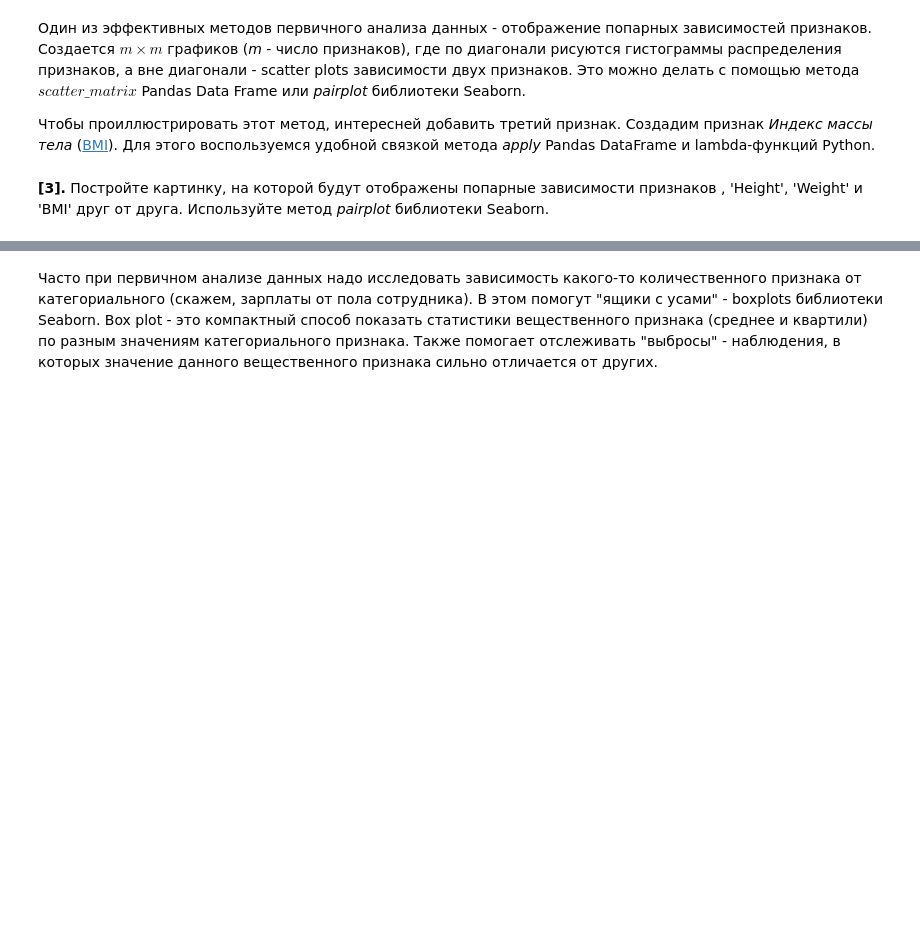
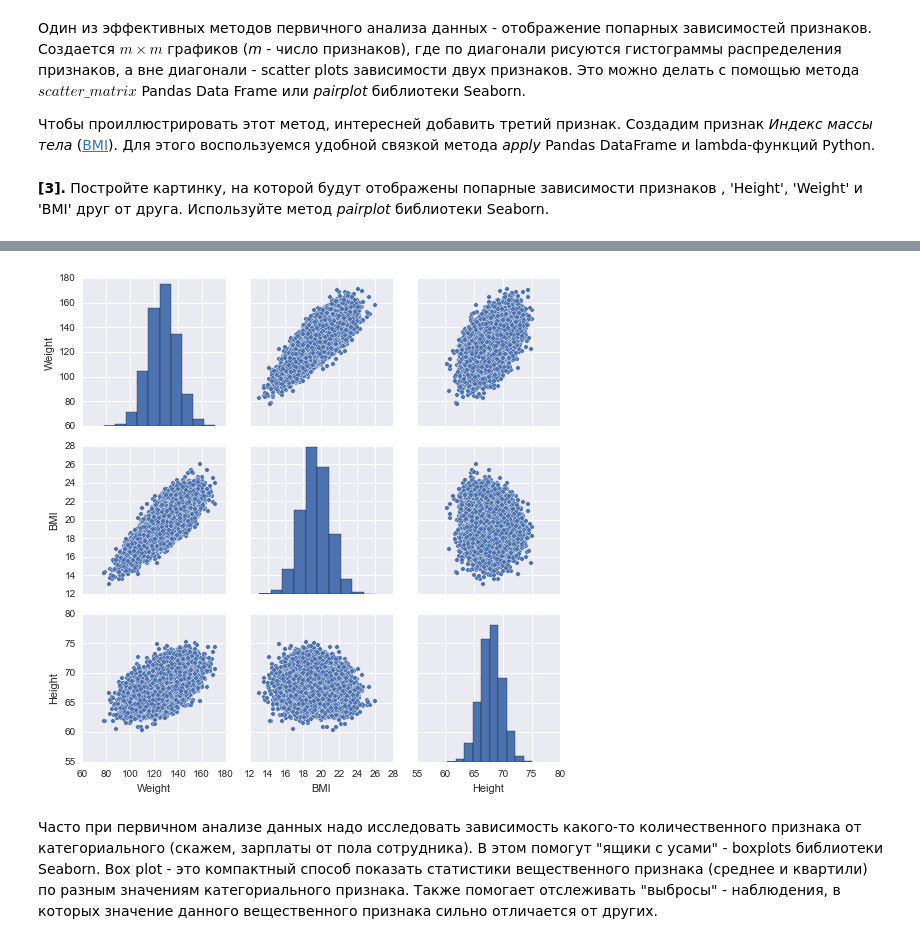
Before and after one commit to whoisvolos/ml_spec, a Jupyter notebook: course_2/week_1/peer_review_linreg_height_weight.ipynb, the cells around one changed output, grey strips where cells are left out. Cells and saved outputs as stored; diff of their text form; code cells hidden in the pictures; blank space fills up the shorter version.

```diff
--- a/course_2/week_1/peer_review_linreg_height_weight.ipynb
+++ b/course_2/week_1/peer_review_linreg_height_weight.ipynb
@@ -73,3 +89,8 @@ data['BMI'] = data.apply(lambda row: make_bmi(row['Height'],
+# %%
+sns.pairplot(data, vars=['Weight', 'BMI', 'Height'])
+plt.show()
+# %% [output]
+[figure, added]
 # %% [markdown]
 Часто при первичном анализе данных надо исследовать зависимость какого-то количественного признака от категориального (скажем, зарплаты от пола сотрудника). В этом помогут "ящики с усами" - boxplots библиотеки Seaborn. Box plot - это компактный способ показать статистики вещественного признака (среднее и квартили) по разным значениям категориального признака. Также помогает отслеживать "выбросы" - наблюдения, в которых значение данного вещественного признака сильно отличается от других.
 # %% [markdown]
```
Also changed, not shown: parts of 32 cells of this notebook, 12 other files.
